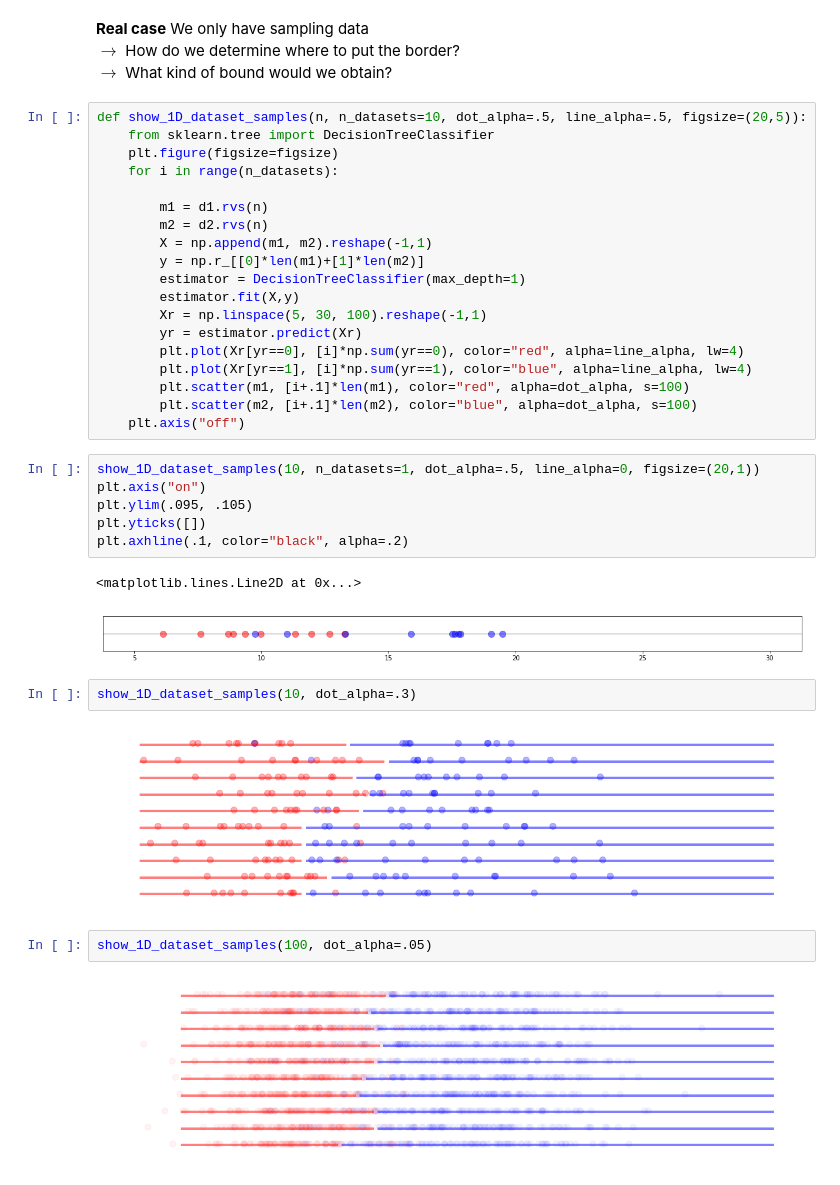
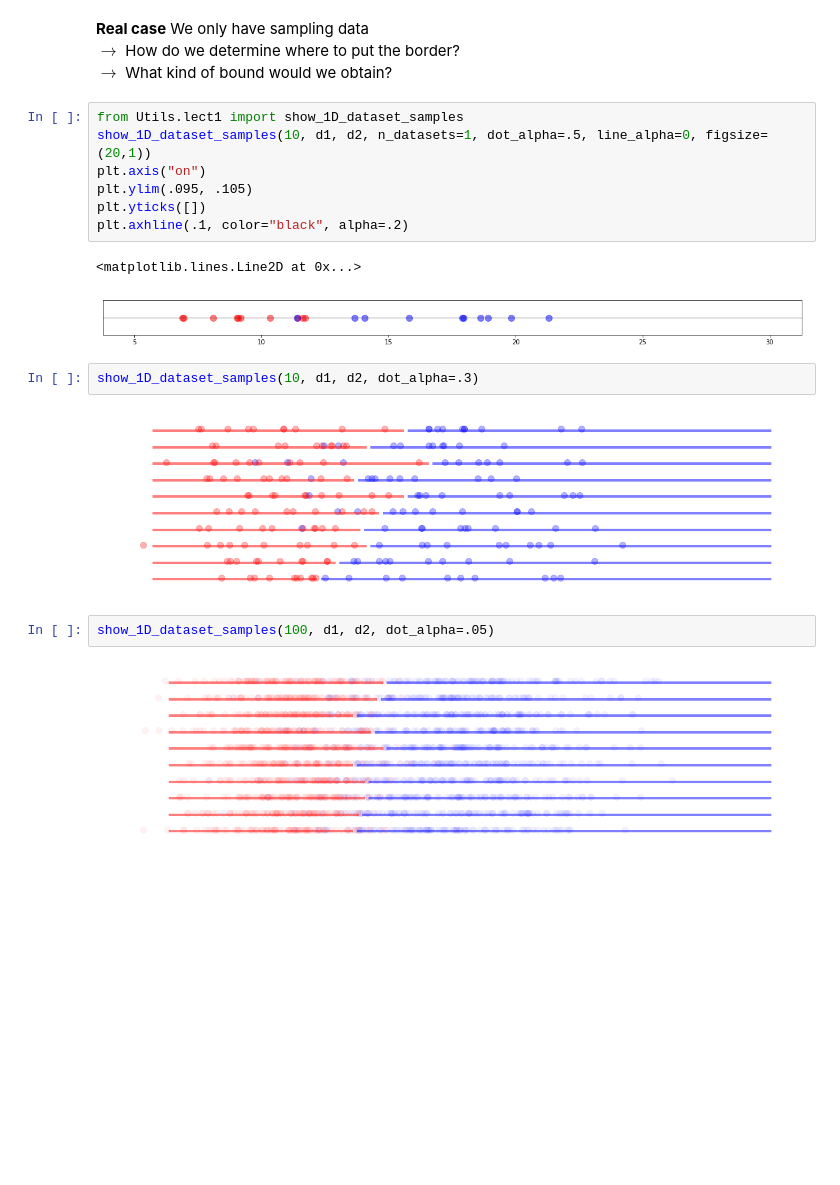
Before and after one commit to sivico26/ML-biocomp, a Jupyter notebook: notebooks/lectures/lect1-introduction.ipynb, the cells around one changed output. Saved outputs shown, nothing was run; the diff lists cells and outputs as text; blank space fills up the shorter version.

```diff
--- a/notebooks/lectures/lect1-introduction.ipynb
+++ b/notebooks/lectures/lect1-introduction.ipynb
@@ -105,40 +104,22 @@ pob 2 error 0.09957961739117976
 **Real case** We only have sampling data<br>
 $\rightarrow$ How do we determine where to put the border?<br>
 $\rightarrow$ What kind of bound would we obtain?
-# %%
-def show_1D_dataset_samples(n, n_datasets=10, dot_alpha=.5, line_alpha=.5, figsize=(20,5)):
-    from sklearn.tree import DecisionTreeClassifier
-    plt.figure(figsize=figsize)
-    for i in range(n_datasets):
-
-        m1 = d1.rvs(n)
-        m2 = d2.rvs(n)
-        X = np.append(m1, m2).reshape(-1,1)
-        y = np.r_[[0]*len(m1)+[1]*len(m2)]
-        estimator = DecisionTreeClassifier(max_depth=1)
-        estimator.fit(X,y)
-        Xr = np.linspace(5, 30, 100).reshape(-1,1)
-        yr = estimator.predict(Xr)
-        plt.plot(Xr[yr==0], [i]*np.sum(yr==0), color="red", alpha=line_alpha, lw=4)
-        plt.plot(Xr[yr==1], [i]*np.sum(yr==1), color="blue", alpha=line_alpha, lw=4)
-        plt.scatter(m1, [i+.1]*len(m1), color="red", alpha=dot_alpha, s=100)
-        plt.scatter(m2, [i+.1]*len(m2), color="blue", alpha=dot_alpha, s=100)
-    plt.axis("off")
 # %%
-show_1D_dataset_samples(10, n_datasets=1, dot_alpha=.5, line_alpha=0, figsize=(20,1))
+from Utils.lect1 import show_1D_dataset_samples
+show_1D_dataset_samples(10, d1, d2, n_datasets=1, dot_alpha=.5, line_alpha=0, figsize=(20,1))
 plt.axis("on")
 plt.ylim(.095, .105)
 plt.yticks([])
 plt.axhline(.1, color="black", alpha=.2)
 # %% [output]
 <matplotlib.lines.Line2D at 0x...>
-[figure, old version]
+[figure, new version]
 # %%
-show_1D_dataset_samples(10, dot_alpha=.3)
+show_1D_dataset_samples(10, d1, d2, dot_alpha=.3)
 # %% [output]
-[figure, old version]
+[figure, new version]
 # %%
-show_1D_dataset_samples(100, dot_alpha=.05)
+show_1D_dataset_samples(100, d1, d2, dot_alpha=.05)
 # %% [output]
-[figure, old version]
+[figure, new version]
 # %%
```
Also changed, not shown: parts of 3 cells of this notebook, 1 other file.
